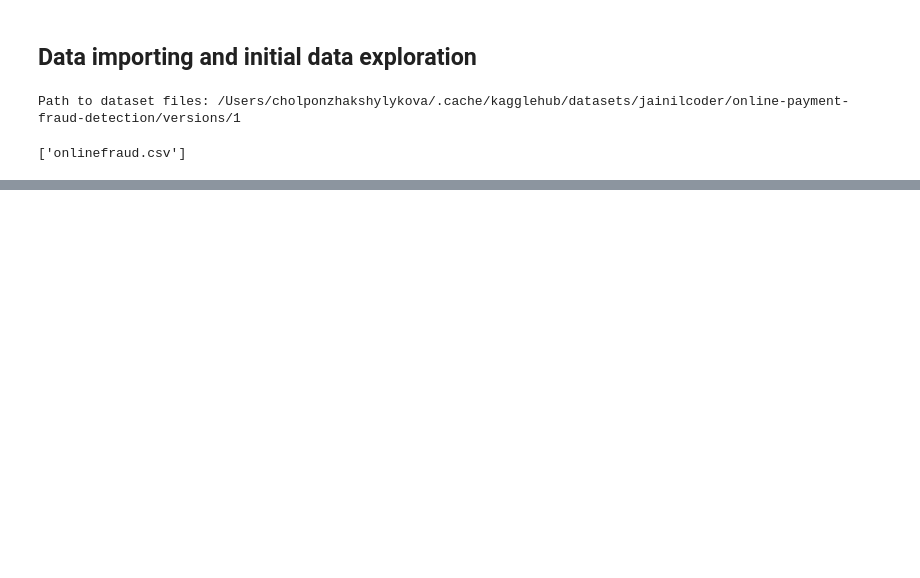
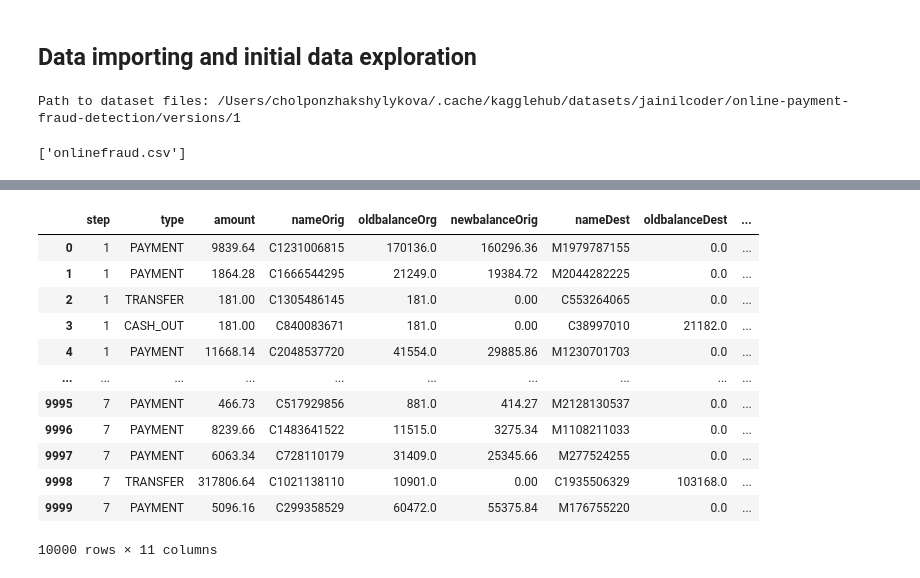
Before and after one commit to CZhakshylykova/MM0004-falcon-eye, a Jupyter notebook: submissions/sds-members/cholpon-zhakshylyova/cholpon_zhakshylykova_finfraud_mission.ipynb, the cells around one changed output, grey strips where cells are left out. Drawn from its saved outputs; the diff is of its cells as text; code cells hidden in the pictures; blank space fills up the shorter version.

```diff
--- a/submissions/sds-members/cholpon-zhakshylyova/cholpon_zhakshylykova_finfraud_mission.ipynb
+++ b/submissions/sds-members/cholpon-zhakshylyova/cholpon_zhakshylykova_finfraud_mission.ipynb
@@ -22,0 +49,16 @@ data = pd.read_csv(os.path.join(path, "onlinefraud.csv"))
+# %%
+data.head(10000)
+# %% [output]
+|  | step | type | amount | nameOrig | oldbalanceOrg | newbalanceOrig | nameDest | oldbalanceDest | ... |
+| 0 | 1 | PAYMENT | 9839.64 | C1231006815 | 170136.0 | 160296.36 | M1979787155 | 0.0 | ... |
+| 1 | 1 | PAYMENT | 1864.28 | C1666544295 | 21249.0 | 19384.72 | M2044282225 | 0.0 | ... |
+| 2 | 1 | TRANSFER | 181.00 | C1305486145 | 181.0 | 0.00 | C553264065 | 0.0 | ... |
+| 3 | 1 | CASH_OUT | 181.00 | C840083671 | 181.0 | 0.00 | C38997010 | 21182.0 | ... |
+| 4 | 1 | PAYMENT | 11668.14 | C2048537720 | 41554.0 | 29885.86 | M1230701703 | 0.0 | ... |
+| ... | ... | ... | ... | ... | ... | ... | ... | ... | ... |
+| 9995 | 7 | PAYMENT | 466.73 | C517929856 | 881.0 | 414.27 | M2128130537 | 0.0 | ... |
+| 9996 | 7 | PAYMENT | 8239.66 | C1483641522 | 11515.0 | 3275.34 | M1108211033 | 0.0 | ... |
+| 9997 | 7 | PAYMENT | 6063.34 | C728110179 | 31409.0 | 25345.66 | M277524255 | 0.0 | ... |
+| 9998 | 7 | TRANSFER | 317806.64 | C1021138110 | 10901.0 | 0.00 | C1935506329 | 103168.0 | ... |
+| 9999 | 7 | PAYMENT | 5096.16 | C299358529 | 60472.0 | 55375.84 | M176755220 | 0.0 | ... |
+10000 rows × 11 columns
```
Also changed, not shown: parts of 9 cells of this notebook.
